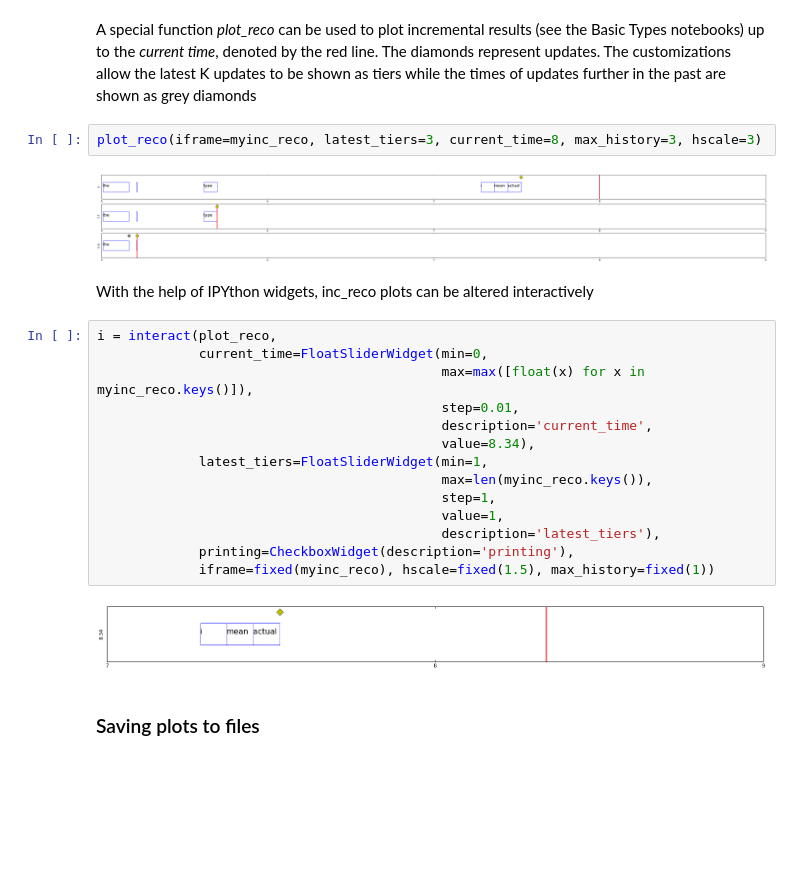
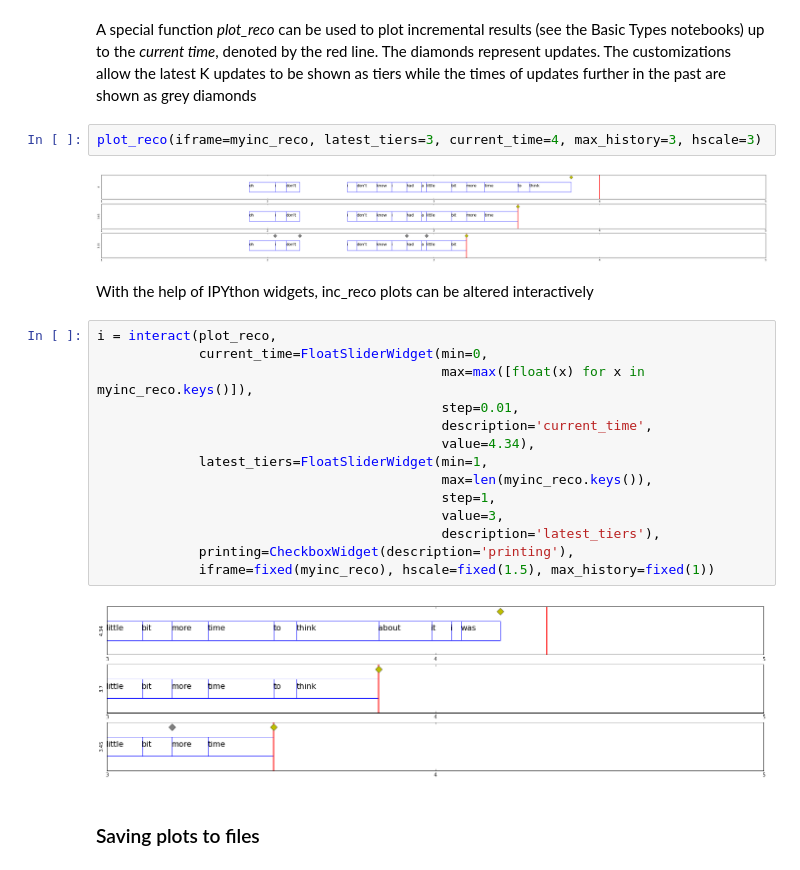
Before and after one commit to clp-research/mumodo, a Jupyter notebook: notebooks/PlottingFunctions.ipynb, the cells around one changed output. Cells and saved outputs as stored; diff of their text form; blank space fills up the shorter version.

```diff
--- a/notebooks/PlottingFunctions.ipynb
+++ b/notebooks/PlottingFunctions.ipynb
@@ -135,27 +135,27 @@ myinc_reco = open_intervalframe_from_increco('sampledata/test.inc_reco')
 # %% [markdown]
 A special function *plot_reco* can be used to plot incremental results (see the Basic Types notebooks) up to the *current time*, denoted by the red line. The diamonds represent updates. The customizations allow the latest K updates to be shown as tiers while the times of updates further in the past are shown as grey diamonds
 # %%
-plot_reco(iframe=myinc_reco, latest_tiers=3, current_time=8, max_history=3, hscale=3)
+plot_reco(iframe=myinc_reco, latest_tiers=3, current_time=4, max_history=3, hscale=3)
 # %% [output]
-[figure, old version]
+[figure, new version]
 # %% [markdown]
 With the help of IPYthon widgets, inc_reco plots can be altered interactively
 # %%
 i = interact(plot_reco,
              current_time=FloatSliderWidget(min=0,
                                             max=max([float(x) for x in myinc_reco.keys()]),
                                             step=0.01,
                                             description='current_time',
-                                            value=8.34),
+                                            value=4.34),
              latest_tiers=FloatSliderWidget(min=1,
                                             max=len(myinc_reco.keys()),
                                             step=1,
-                                            value=1,
+                                            value=3,
                                             description='latest_tiers'),
              printing=CheckboxWidget(description='printing'),
              iframe=fixed(myinc_reco), hscale=fixed(1.5), max_history=fixed(1))
 # %% [output]
-[figure, old version]
+[figure, new version]
 # %% [markdown]
 ### Saving plots to files
 # %% [markdown]
```
Also changed, not shown: 2 other files.
